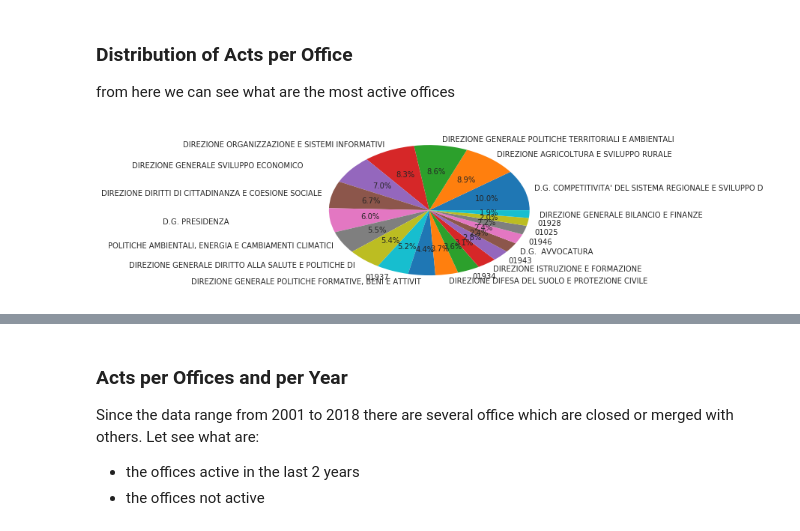
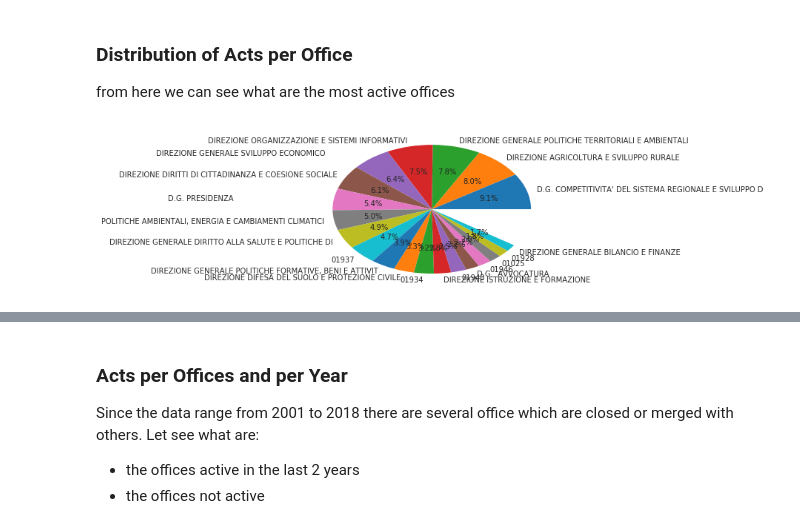
Before and after one commit to teamdigitale/daf-models, a Jupyter notebook: tuscany-acts-analysis/1-data-wrangling/1-data-exploration-atti-dirigenti.ipynb, the cells around one changed output, grey strips where cells are left out. Cells and saved outputs as stored; diff of their text form; code cells hidden in the pictures.

```diff
--- a/tuscany-acts-analysis/1-data-wrangling/1-data-exploration-atti-dirigenti.ipynb
+++ b/tuscany-acts-analysis/1-data-wrangling/1-data-exploration-atti-dirigenti.ipynb
@@ -205,9 +209,9 @@ Here we can see that the distribution follows a beta distribution, which means t
 from here we can see what are the most active offices
 # %%
 df_act_office = df.groupby(df['UFFICIO_DG'])['CODICE_PRATICA'].count()
-df_act_office /= df_act_office.max()
+df_act_office /= df_act_office.sum()
 top = df_act_office.sort_values(ascending=False)[:20]
 plt.pie(top, labels=top.index, autopct='%1.1f%%')
 plt.show()
 # %% [output]
-[figure, old version]
+[figure, new version]
```
Also changed, not shown: parts of 20 cells of this notebook, 2 other files.
